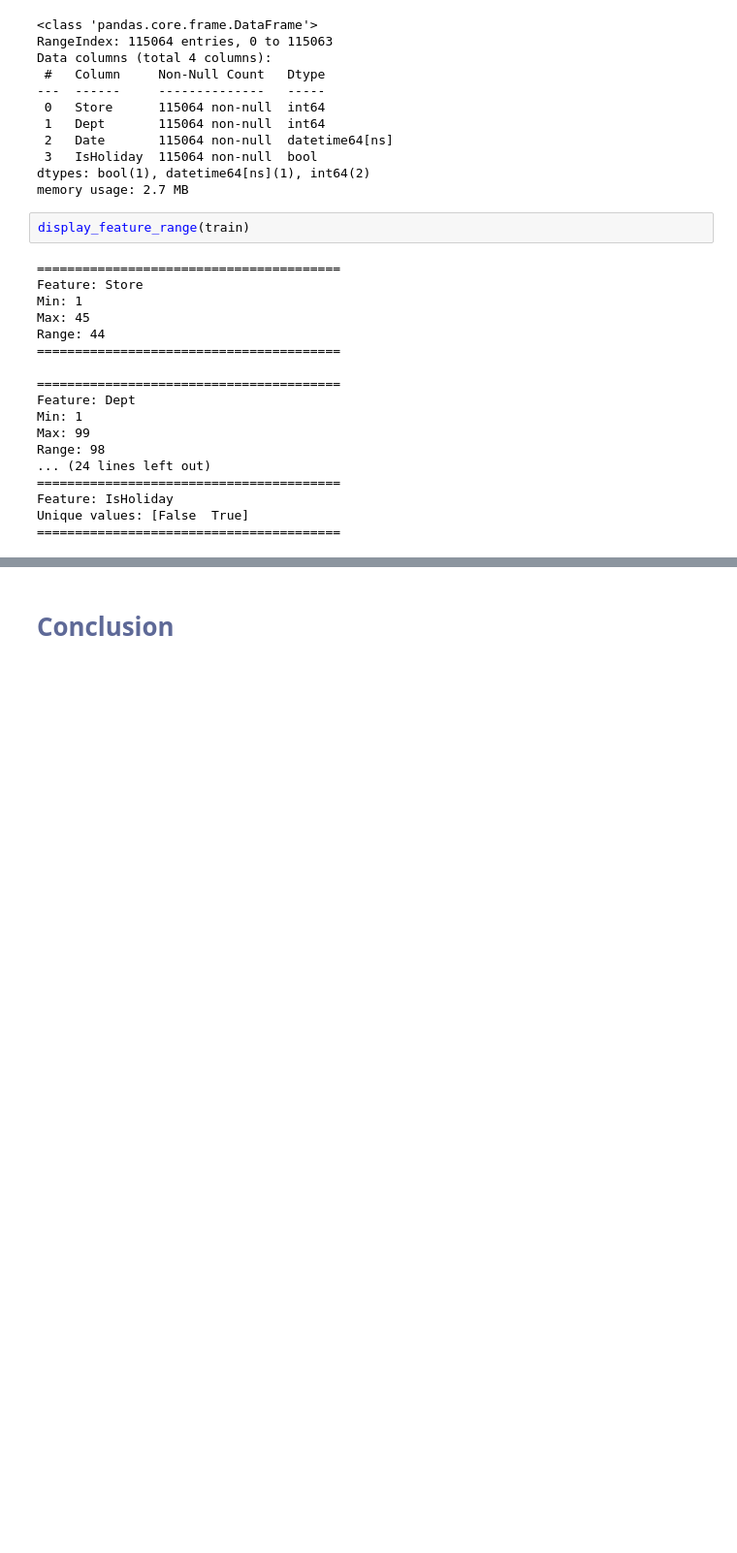
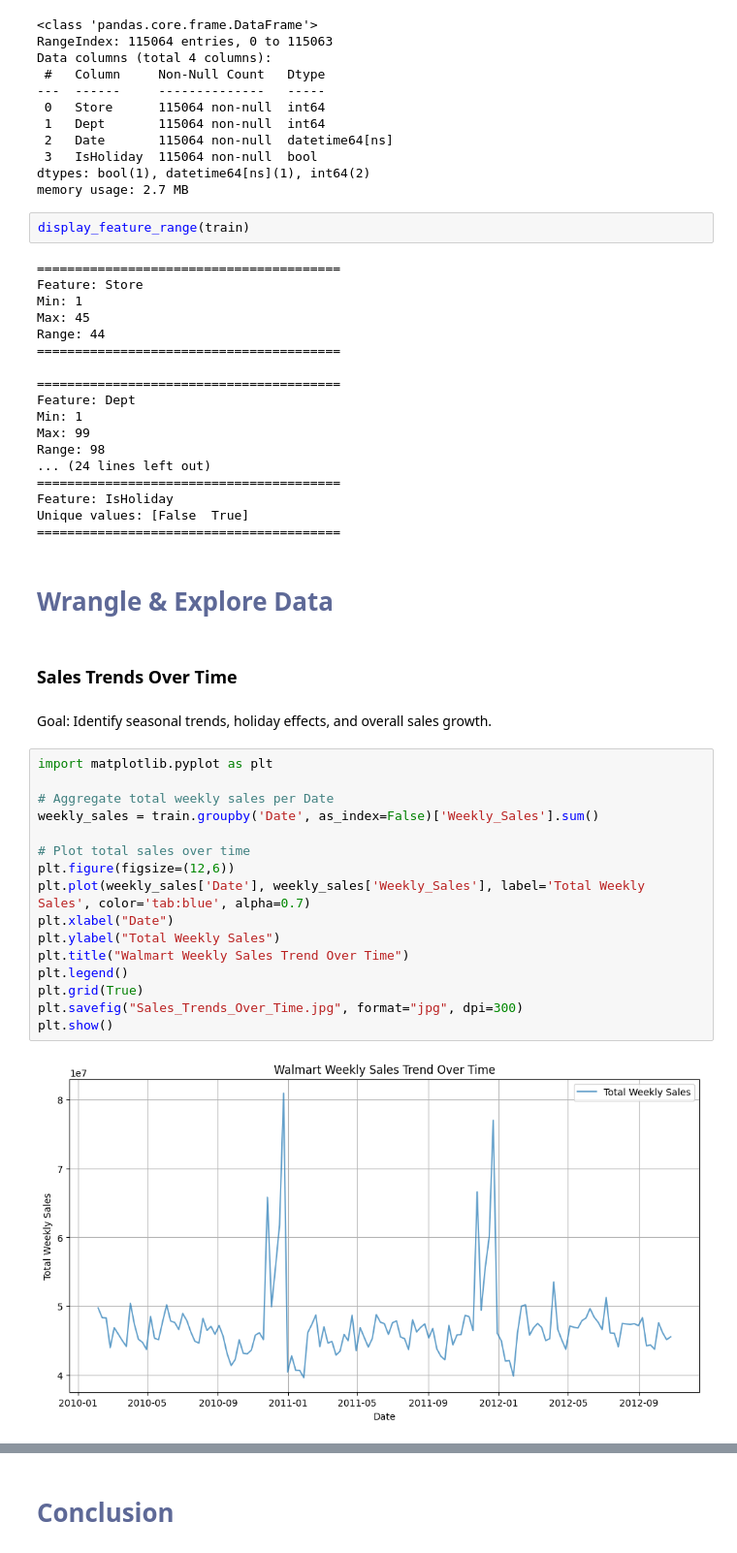
Before and after one commit to johnpospisil/walmart-sales, a Jupyter notebook: forecasting-walmart-sales.ipynb, the cells around one changed output, grey strips where cells are left out. Shown: that part at 97% size. Saved outputs shown, nothing was run; the diff lists cells and outputs as text; blank space fills up the shorter version.

Commit message:
Add some visualizations.

```diff
--- a/forecasting-walmart-sales.ipynb
+++ b/forecasting-walmart-sales.ipynb
@@ -589,3 +589,27 @@ Range: 98
 Feature: IsHoliday
 Unique values: [False  True]
 ========================================
+# %% [markdown]
+# <span style="color:#5E6997">Wrangle & Explore Data</span> <a class="anchor" id="process"></a>
+# %% [markdown]
+### Sales Trends Over Time
+# %% [markdown]
+Goal: Identify seasonal trends, holiday effects, and overall sales growth.
+# %%
+import matplotlib.pyplot as plt
+
+# Aggregate total weekly sales per Date
+weekly_sales = train.groupby('Date', as_index=False)['Weekly_Sales'].sum()
+
+# Plot total sales over time
+plt.figure(figsize=(12,6))
+plt.plot(weekly_sales['Date'], weekly_sales['Weekly_Sales'], label='Total Weekly Sales', color='tab:blue', alpha=0.7)
+plt.xlabel("Date")
+plt.ylabel("Total Weekly Sales")
+plt.title("Walmart Weekly Sales Trend Over Time")
+plt.legend()
+plt.grid(True)
+plt.savefig("Sales_Trends_Over_Time.jpg", format="jpg", dpi=300)
+plt.show()
+# %% [output]
+[figure, added]
```
Also changed, not shown: parts of 18 cells of this notebook.
